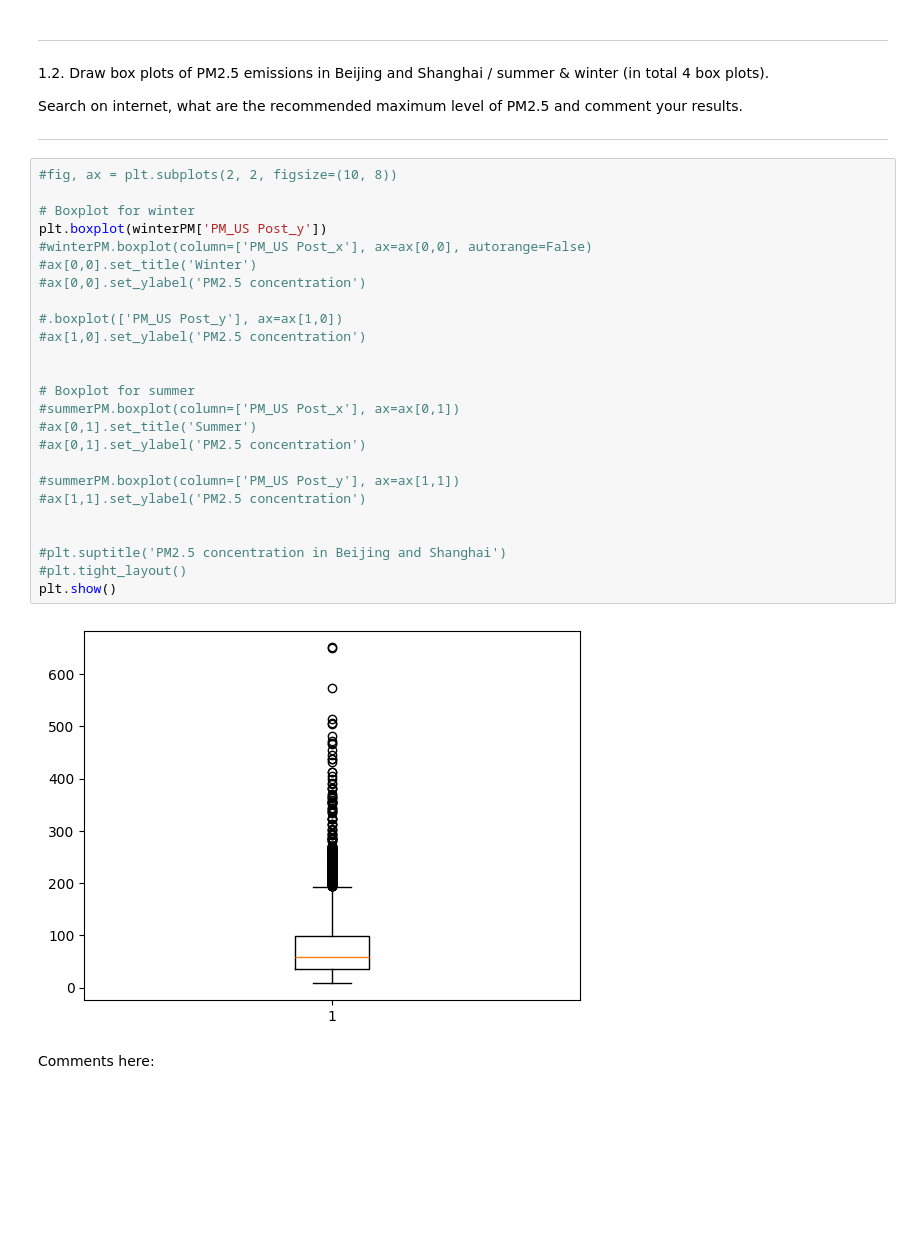
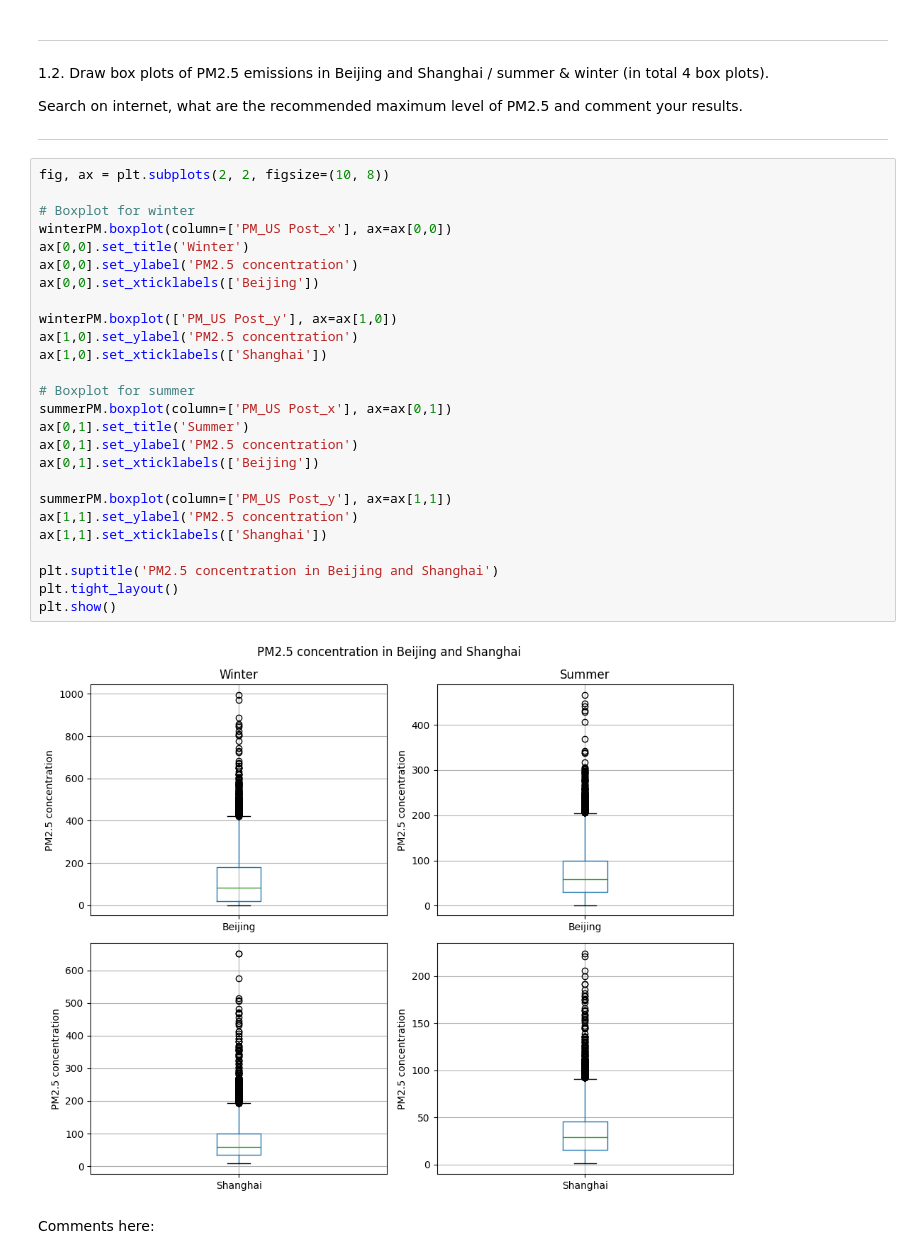
Before and after one commit to thibvr99/hackathon1_g19, a Jupyter notebook: Hackathon 1.ipynb, the cells around one changed output. Saved outputs shown, nothing was run; the diff lists cells and outputs as text; blank space fills up the shorter version.

```diff
--- a/Hackathon 1.ipynb
+++ b/Hackathon 1.ipynb
@@ -146,32 +138,33 @@ Search on internet, what are the recommended maximum level of PM2.5 and comment
 
 ------------------------------------------------------------------------------------------------------------------------
 # %%
-#fig, ax = plt.subplots(2, 2, figsize=(10, 8))
+fig, ax = plt.subplots(2, 2, figsize=(10, 8))
 
 # Boxplot for winter
-plt.boxplot(winterPM['PM_US Post_y'])
-#winterPM.boxplot(column=['PM_US Post_x'], ax=ax[0,0], autorange=False)
-#ax[0,0].set_title('Winter')
-#ax[0,0].set_ylabel('PM2.5 concentration')
+winterPM.boxplot(column=['PM_US Post_x'], ax=ax[0,0])
+ax[0,0].set_title('Winter')
+ax[0,0].set_ylabel('PM2.5 concentration')
+ax[0,0].set_xticklabels(['Beijing'])
 
-#.boxplot(['PM_US Post_y'], ax=ax[1,0])
-#ax[1,0].set_ylabel('PM2.5 concentration')
-
+winterPM.boxplot(['PM_US Post_y'], ax=ax[1,0])
+ax[1,0].set_ylabel('PM2.5 concentration')
+ax[1,0].set_xticklabels(['Shanghai'])
 
 # Boxplot for summer
-#summerPM.boxplot(column=['PM_US Post_x'], ax=ax[0,1])
-#ax[0,1].set_title('Summer')
-#ax[0,1].set_ylabel('PM2.5 concentration')
+summerPM.boxplot(column=['PM_US Post_x'], ax=ax[0,1])
+ax[0,1].set_title('Summer')
+ax[0,1].set_ylabel('PM2.5 concentration')
+ax[0,1].set_xticklabels(['Beijing'])
 
-#summerPM.boxplot(column=['PM_US Post_y'], ax=ax[1,1])
-#ax[1,1].set_ylabel('PM2.5 concentration')
+summerPM.boxplot(column=['PM_US Post_y'], ax=ax[1,1])
+ax[1,1].set_ylabel('PM2.5 concentration')
+ax[1,1].set_xticklabels(['Shanghai'])
 
-
-#plt.suptitle('PM2.5 concentration in Beijing and Shanghai')
-#plt.tight_layout()
+plt.suptitle('PM2.5 concentration in Beijing and Shanghai')
+plt.tight_layout()
 plt.show()
 # %% [output]
-[figure, old version]
+[figure, new version]
 # %% [markdown]
 Comments here:
 # %% [markdown]
```
Also changed, not shown: parts of 2 cells of this notebook.
